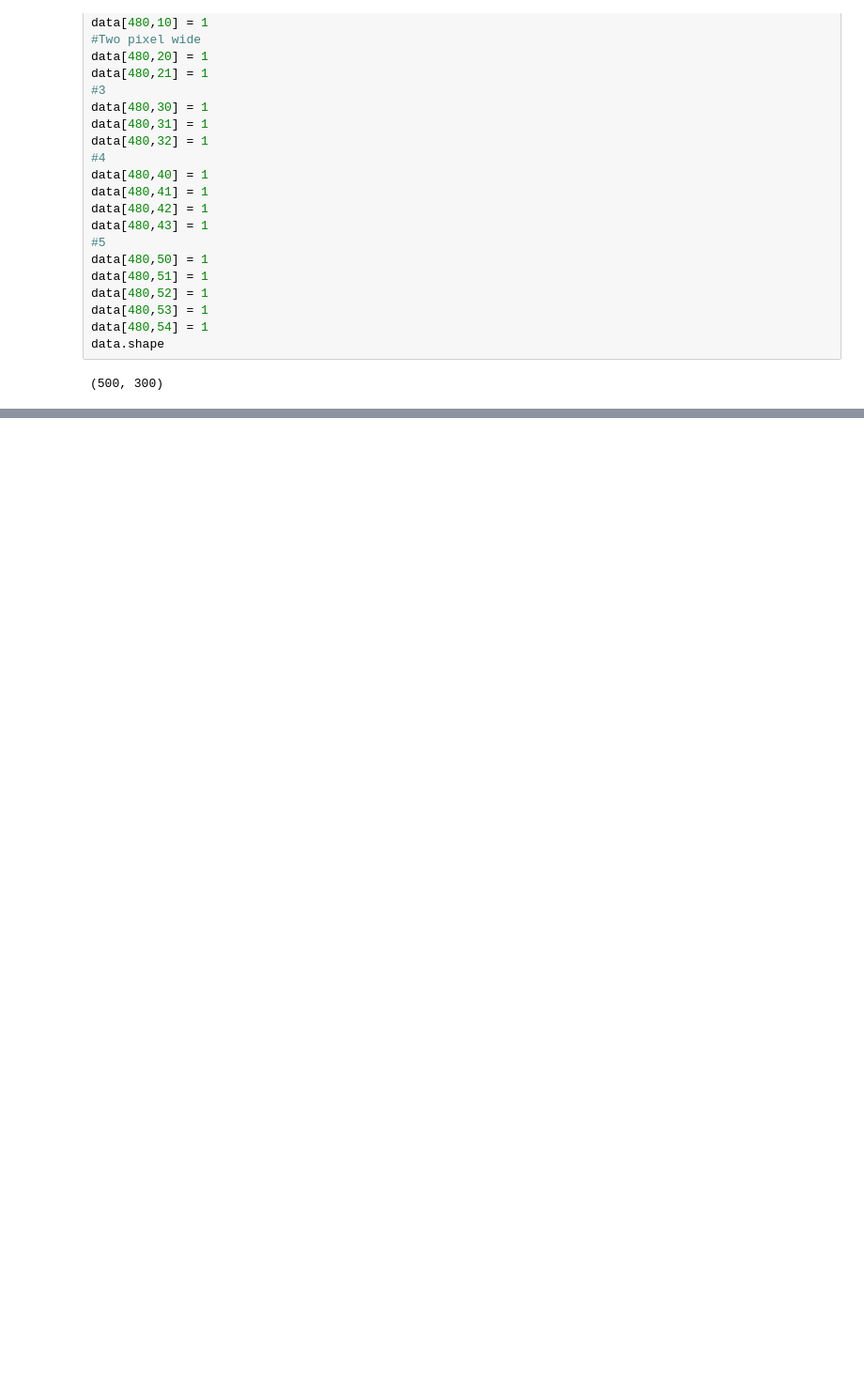
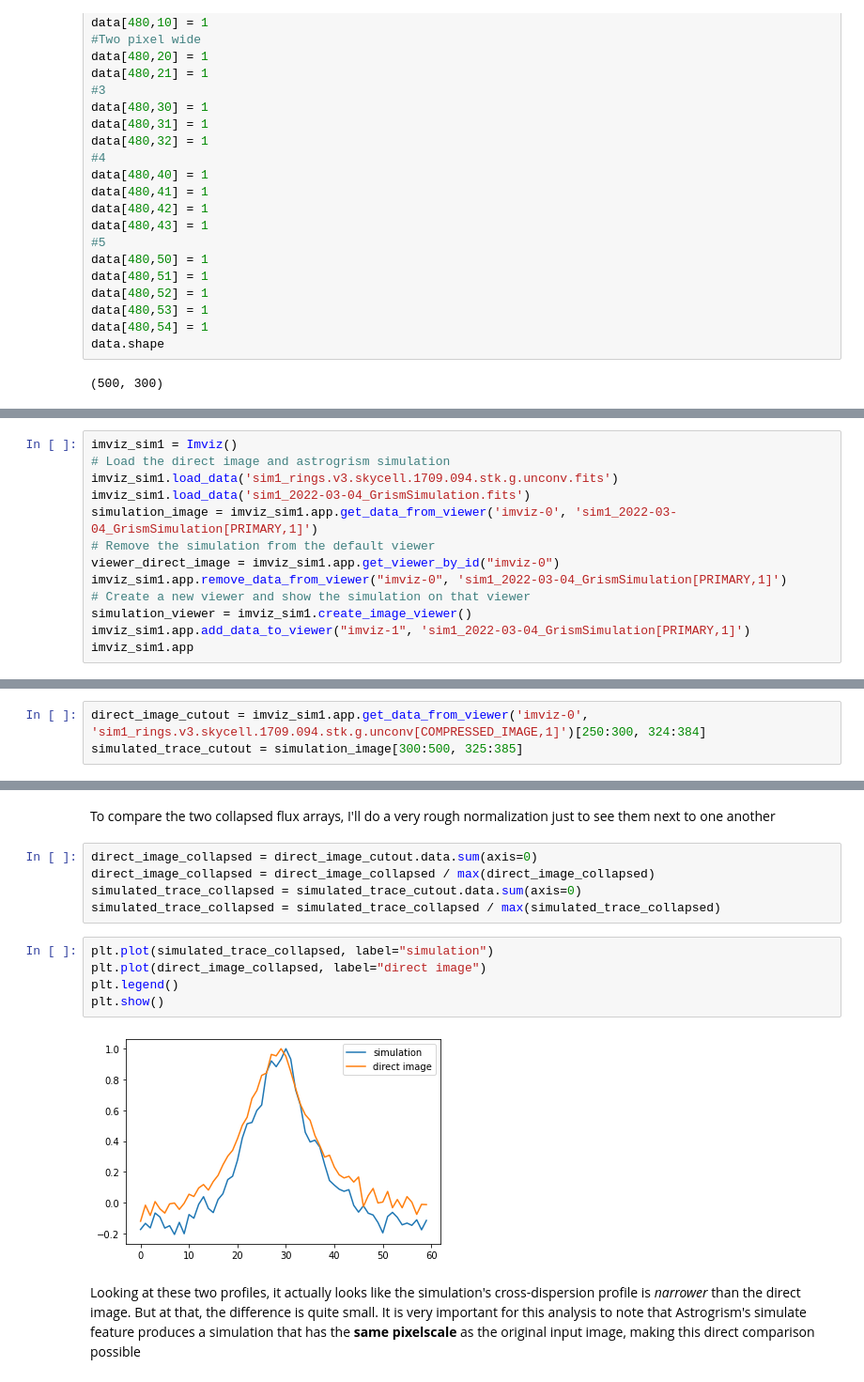
Before and after one commit to duytnguyendtn/astrogrism, a Jupyter notebook: notebooks/DispersionWidthInvestigation/DispersionWidthInvestigation.ipynb, the cells around one changed output, grey strips where cells are left out. Shown at 94% size. Cells and saved outputs as stored; diff of their text form; blank space fills up the shorter version.

Commit message:
Finish previous simulation analysis

```diff
--- a/notebooks/DispersionWidthInvestigation/DispersionWidthInvestigation.ipynb
+++ b/notebooks/DispersionWidthInvestigation/DispersionWidthInvestigation.ipynb
@@ -67,0 +61,13 @@ from jdaviz import Mosviz
+# %%
+imviz_sim1 = Imviz()
+# Load the direct image and astrogrism simulation
+imviz_sim1.load_data('sim1_rings.v3.skycell.1709.094.stk.g.unconv.fits')
+imviz_sim1.load_data('sim1_2022-03-04_GrismSimulation.fits')
+simulation_image = imviz_sim1.app.get_data_from_viewer('imviz-0', 'sim1_2022-03-04_GrismSimulation[PRIMARY,1]')
+# Remove the simulation from the default viewer
+viewer_direct_image = imviz_sim1.app.get_viewer_by_id("imviz-0")
+imviz_sim1.app.remove_data_from_viewer("imviz-0", 'sim1_2022-03-04_GrismSimulation[PRIMARY,1]')
+# Create a new viewer and show the simulation on that viewer
+simulation_viewer = imviz_sim1.create_image_viewer()
+imviz_sim1.app.add_data_to_viewer("imviz-1", 'sim1_2022-03-04_GrismSimulation[PRIMARY,1]')
+imviz_sim1.app
@@ -67,0 +91,3 @@ from jdaviz import Mosviz
+# %%
+direct_image_cutout = imviz_sim1.app.get_data_from_viewer('imviz-0', 'sim1_rings.v3.skycell.1709.094.stk.g.unconv[COMPRESSED_IMAGE,1]')[250:300, 324:384]
+simulated_trace_cutout = simulation_image[300:500, 325:385]
@@ -67,0 +107,16 @@ from jdaviz import Mosviz
+# %% [markdown]
+To compare the two collapsed flux arrays, I'll do a very rough normalization just to see them next to one another
+# %%
+direct_image_collapsed = direct_image_cutout.data.sum(axis=0)
+direct_image_collapsed = direct_image_collapsed / max(direct_image_collapsed)
+simulated_trace_collapsed = simulated_trace_cutout.data.sum(axis=0)
+simulated_trace_collapsed = simulated_trace_collapsed / max(simulated_trace_collapsed)
+# %%
+plt.plot(simulated_trace_collapsed, label="simulation")
+plt.plot(direct_image_collapsed, label="direct image")
+plt.legend()
+plt.show()
+# %% [output]
+[figure, added]
+# %% [markdown]
+Looking at these two profiles, it actually looks like the simulation's cross-dispersion profile is *narrower* than the direct image. But at that, the difference is quite small. It is very important for this analysis to note that Astrogrism's simulate feature produces a simulation that has the **same pixelscale** as the original input image, making this direct comparison possible
```
Also changed, not shown: parts of 18 cells of this notebook.
